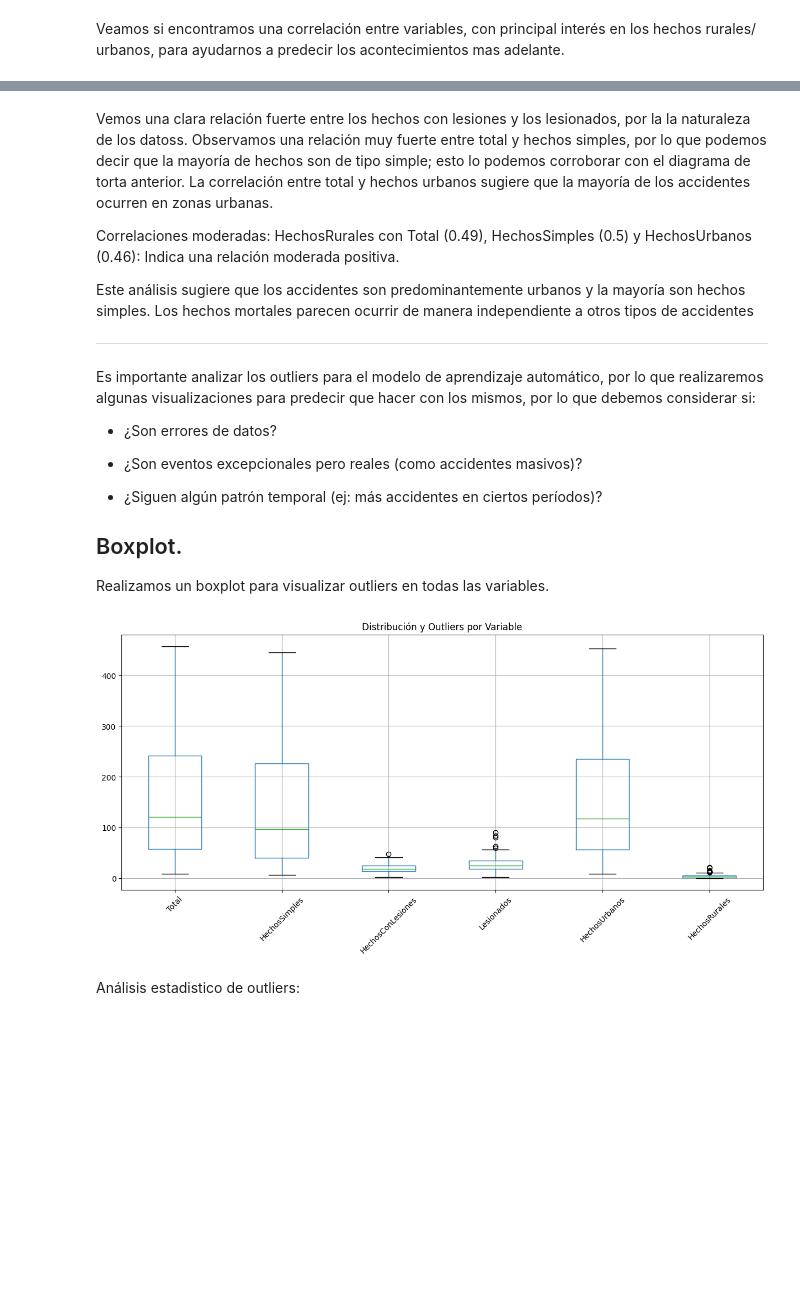
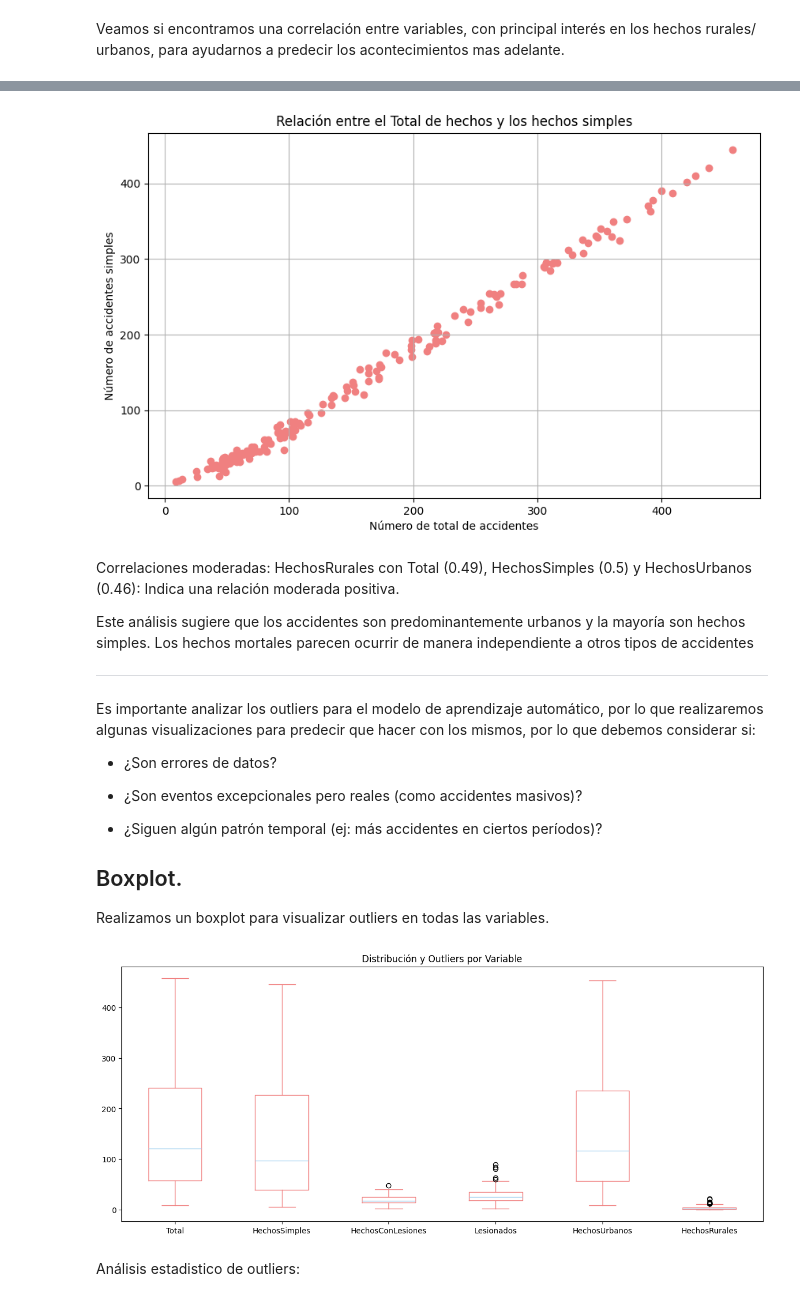
Before and after one commit to FacundoASM/AccidentesTransito_AA, a Jupyter notebook: notebooks/0_Limpieza.ipynb, the cells around one changed output, grey strips where cells are left out. Cells and saved outputs as stored; diff of their text form; code cells hidden in the pictures; blank space fills up the shorter version.

```diff
--- a/notebooks/0_Limpieza.ipynb
+++ b/notebooks/0_Limpieza.ipynb
@@ -57,6 +64,9 @@ Siempre comenzaremos con *unique()* para tenr una visión general.
 # %%
 columnas_object = df.select_dtypes(include=['object']).columns
 for columna in columnas_object:
-    print(f"\n{columna}:")
-    print(df[columna].unique())
+    if columna=="Fecha":
+        continue
+    else:
+        print(f"\n{columna}:")
+        print(df[columna].unique())
 # %% [output]
@@ -227,6 +263,14 @@ plt.show()
+# %%
+plt.figure(figsize=(10, 6))
+plt.scatter(df['Total'], df['HechosSimples'], color=('lightcoral'))
+plt.title('Relación entre el Total de hechos y los hechos simples')
+plt.xlabel('Número de total de accidentes')
+plt.ylabel('Número de accidentes simples')
+plt.grid(True)
+plt.show()
+# %% [output]
+[figure, added]
 # %% [markdown]
-Vemos una clara relación fuerte entre los hechos con lesiones y los lesionados, por la la naturaleza de los datoss. Observamos una relación muy fuerte entre total y hechos simples, por lo que podemos decir que la mayoría de hechos son de tipo simple; esto lo podemos corroborar con el diagrama de torta anterior. La correlación entre total y hechos urbanos sugiere que la mayoría de los accidentes ocurren en zonas urbanas.
-
 Correlaciones moderadas:
 HechosRurales con Total (0.49), HechosSimples (0.5) y HechosUrbanos (0.46): Indica una relación moderada positiva.
 
@@ -246,13 +290,18 @@ Es importante analizar los outliers para el modelo de aprendizaje automático, p
 Realizamos un boxplot para visualizar outliers en todas las variables.
 # %%
 plt.figure(figsize=(15, 6))
-df.boxplot(column=['Total', 'HechosSimples', 'HechosConLesiones', 'Lesionados', 'HechosUrbanos', 'HechosRurales'])
+df.boxplot(column=['Total', 'HechosSimples', 'HechosConLesiones', 'Lesionados', 'HechosUrbanos', 'HechosRurales'],
+           boxprops=dict(color='lightcoral'),
+           whiskerprops=dict(color='lightcoral'),
+           capprops=dict(color='lightcoral'),
+           flierprops=dict(color='lightcoral'),
+           medianprops=dict(color='#A5D3F0')
+            )
 plt.title('Distribución y Outliers por Variable')
-plt.xticks(rotation=45)
-plt.grid(True)
+plt.grid(False)
 plt.show()
 # %% [output]
-[figure, old version]
+[figure, new version]
 # %% [markdown]
 Análisis estadistico de outliers:
 # %%
```
Also changed, not shown: parts of 47 cells of this notebook, 3 other files.
